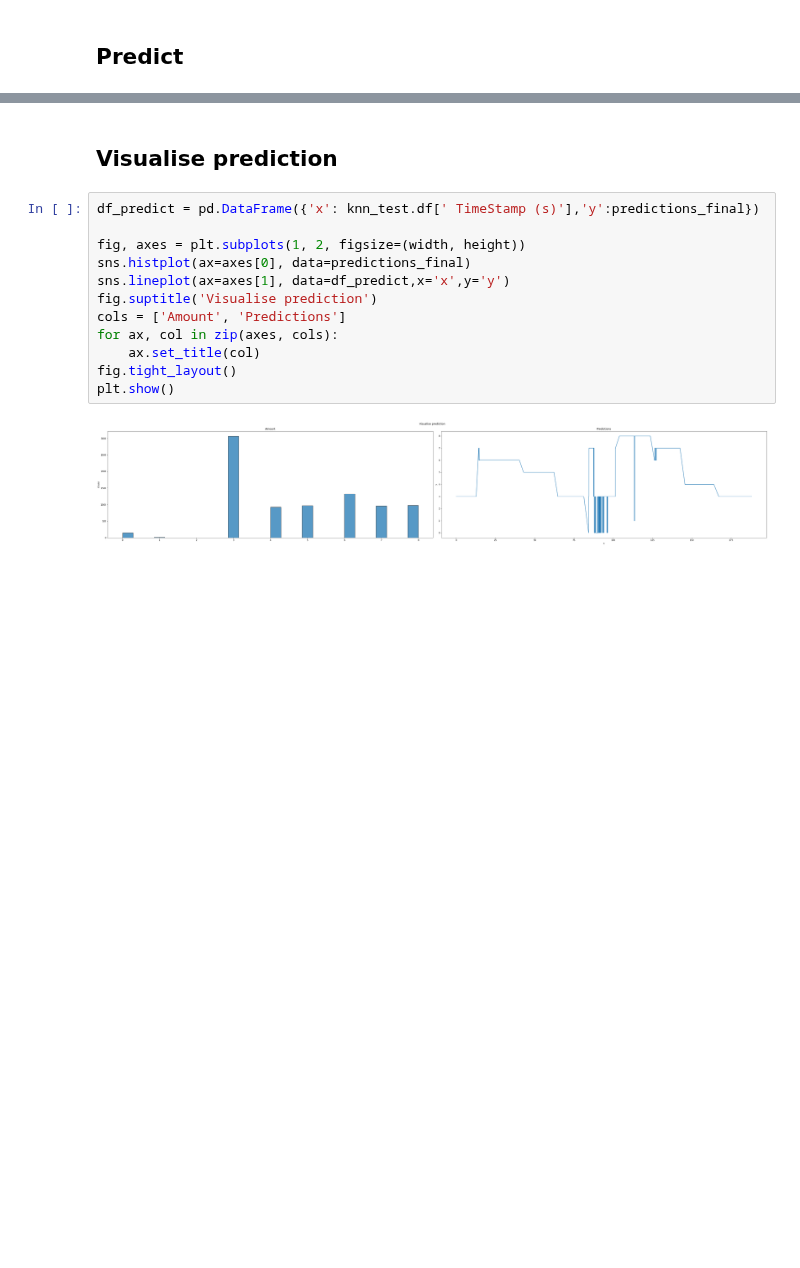
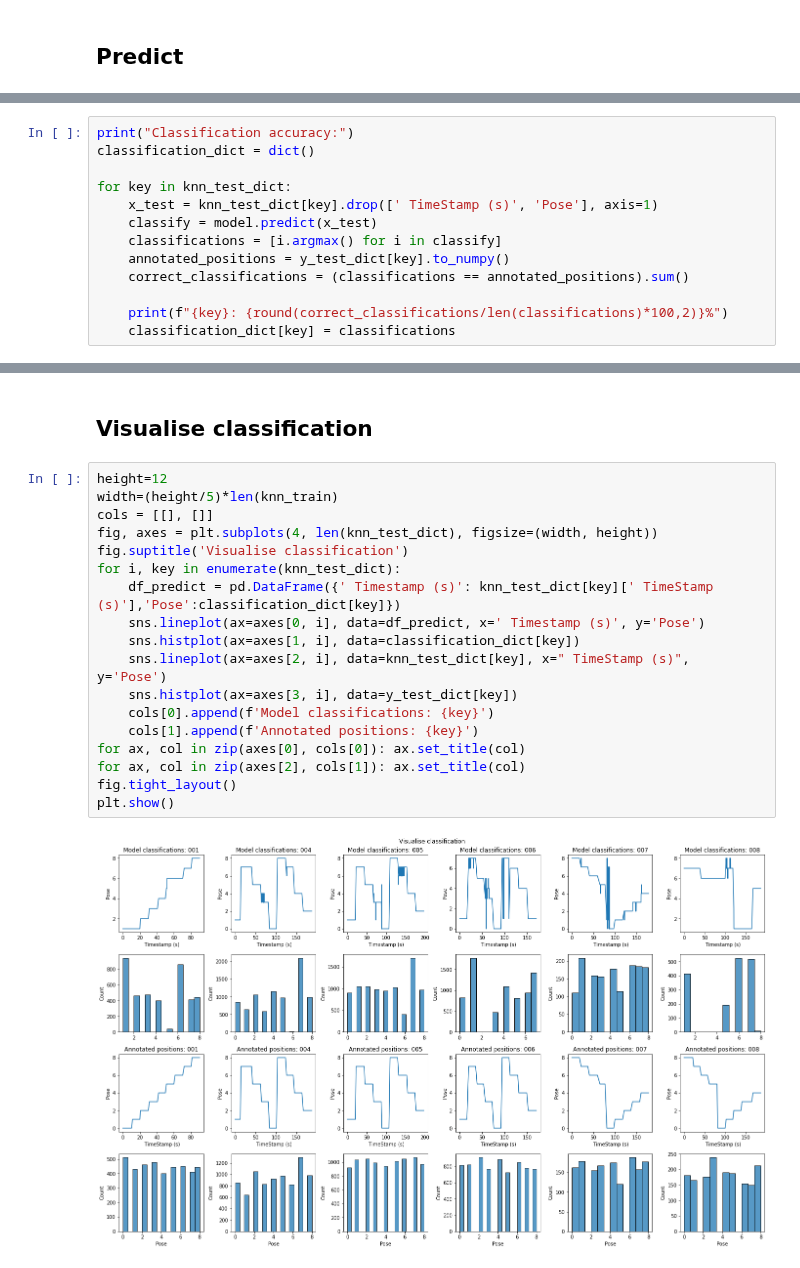
Before and after one commit to OleJonas/Got-Your-Back, a Jupyter notebook: model/src/ANN.ipynb, the cells around one changed output, grey strips where cells are left out. Drawn from its saved outputs; the diff is of its cells as text; blank space fills up the shorter version.

```diff
--- a/model/src/ANN.ipynb
+++ b/model/src/ANN.ipynb
@@ -201,0 +209,13 @@ Prediction accuracy: 46.53%
+# %%
+print("Classification accuracy:")
+classification_dict = dict()
+
+for key in knn_test_dict:
+    x_test = knn_test_dict[key].drop([' TimeStamp (s)', 'Pose'], axis=1)
+    classify = model.predict(x_test)
+    classifications = [i.argmax() for i in classify]
+    annotated_positions = y_test_dict[key].to_numpy()
+    correct_classifications = (classifications == annotated_positions).sum()
+
+    print(f"{key}: {round(correct_classifications/len(classifications)*100,2)}%")
+    classification_dict[key] = classifications
@@ -202,17 +230,23 @@ Prediction accuracy: 46.53%
 # %% [markdown]
-## Visualise prediction
+## Visualise classification
-# %%
-df_predict = pd.DataFrame({'x': knn_test.df[' TimeStamp (s)'],'y':predictions_final})
-
-fig, axes = plt.subplots(1, 2, figsize=(width, height))
-sns.histplot(ax=axes[0], data=predictions_final)
-sns.lineplot(ax=axes[1], data=df_predict,x='x',y='y')
-fig.suptitle('Visualise prediction')
-cols = ['Amount', 'Predictions']
-for ax, col in zip(axes, cols):
-    ax.set_title(col)
-fig.tight_layout()
-plt.show()
-# %% [output]
-[figure, removed]
+# %%
+height=12
+width=(height/5)*len(knn_train)
+cols = [[], []]
+fig, axes = plt.subplots(4, len(knn_test_dict), figsize=(width, height))
+fig.suptitle('Visualise classification')
+for i, key in enumerate(knn_test_dict):
+    df_predict = pd.DataFrame({' Timestamp (s)': knn_test_dict[key][' TimeStamp (s)'],'Pose':classification_dict[key]})
+    sns.lineplot(ax=axes[0, i], data=df_predict, x=' Timestamp (s)', y='Pose')
+    sns.histplot(ax=axes[1, i], data=classification_dict[key])
+    sns.lineplot(ax=axes[2, i], data=knn_test_dict[key], x=" TimeStamp (s)", y='Pose')
+    sns.histplot(ax=axes[3, i], data=y_test_dict[key])
+    cols[0].append(f'Model classifications: {key}')
+    cols[1].append(f'Annotated positions: {key}')
+for ax, col in zip(axes[0], cols[0]): ax.set_title(col)
+for ax, col in zip(axes[2], cols[1]): ax.set_title(col)
+fig.tight_layout()
+plt.show()
+# %% [output]
+[figure, added]
 # %%
```
Also changed, not shown: parts of 12 cells of this notebook, 4 other files.
